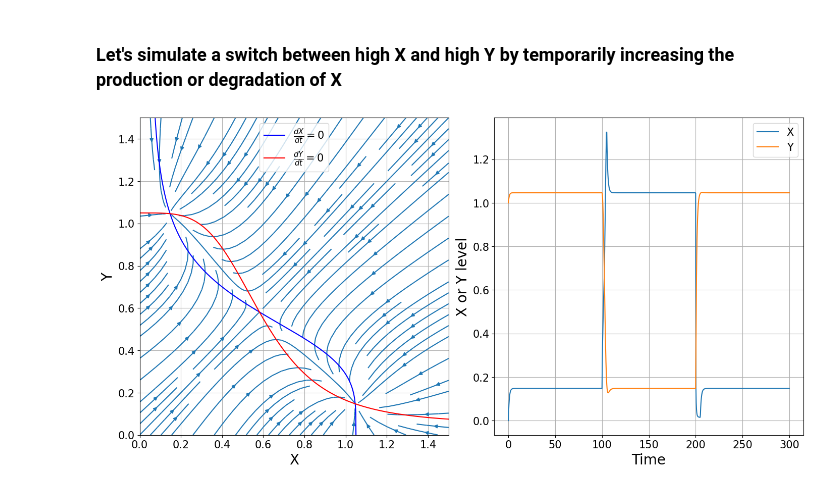
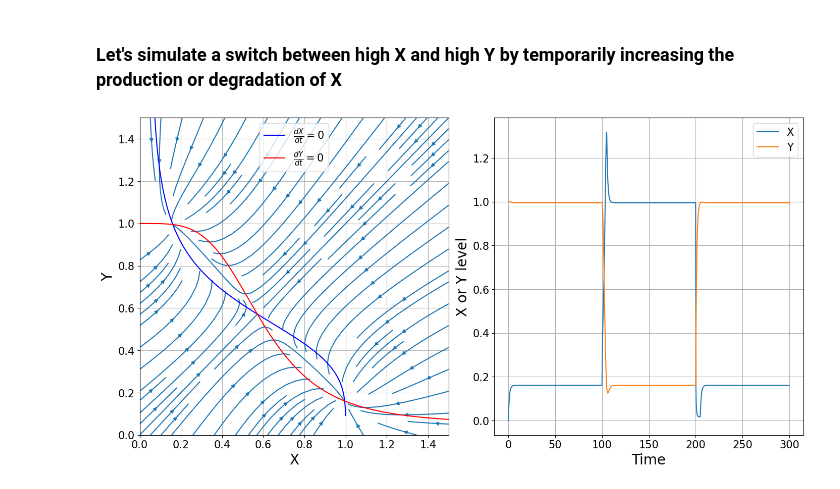
Before and after one commit to IB120-201-CCB210/Spring2025, a Jupyter notebook: Titov_Jupyter_Notebooks/Lecture_6_TFs_with_memory.ipynb, the cells around one changed output. Saved outputs shown, nothing was run; the diff lists cells and outputs as text; code cells hidden in the pictures.

```diff
--- a/Titov_Jupyter_Notebooks/Lecture_6_TFs_with_memory.ipynb
+++ b/Titov_Jupyter_Notebooks/Lecture_6_TFs_with_memory.ipynb
@@ -322,8 +322,8 @@ n = 4
 Y, X = np.mgrid[0:1.5:20j, 0:1.5:20j]
 
 dX_dt, dY_dt = (
-    α + β * (1 / (1 + (Y / Kd_Y) ** n)) - γ * X,
-    α + β * (1 / (1 + (X / Kd_X) ** n)) - γ * Y,
+    α + (β-α) * (1 / (1 + (Y / Kd_Y) ** n)) - γ * X,
+    α + (β-α) * (1 / (1 + (X / Kd_X) ** n)) - γ * Y,
 )
 fig, axs = plt.subplots(
     nrows=1, ncols=2, figsize=(14, 7), dpi=100, constrained_layout=True
@@ -338,7 +338,7 @@ for ax in axs:
         (
             -(Kd_Y ** n) * X_range_dXdt * γ / (X_range_dXdt * γ - α)
             + Kd_Y ** n * α / (X_range_dXdt * γ - α)
-            + Kd_Y ** n * β / (X_range_dXdt * γ - α)
+            + Kd_Y ** n * (β-α) / (X_range_dXdt * γ - α)
         )
         ** (1 / n),
         color="blue",
@@ -347,7 +347,7 @@ for ax in axs:
     X_range_dYdt = np.linspace(0, 2, 1000)
     ax.plot(
         X_range_dYdt,
-        (α + β / (1 + X_range_dYdt ** n / Kd_X ** n)) / γ,
+        (α + (β-α) / (1 + X_range_dYdt ** n / Kd_X ** n)) / γ,
         color="red",
         label=r"$\frac{dY}{dt}=0$",
     )
@@ -386,8 +386,8 @@ def Toggle_Switch(t, y):
     else:
         γ_X = 1.0
     X, Y = y
-    dXdt = α_X + β * (1 / (1 + (Y / Kd_Y) ** n)) - γ_X * X
-    dYdt = α_Y + β * (1 / (1 + (X / Kd_X) ** n)) - γ_Y * Y
+    dXdt = α_X + (β-α) * (1 / (1 + (Y / Kd_Y) ** n)) - γ_X * X
+    dYdt = α_Y + (β-α) * (1 / (1 + (X / Kd_X) ** n)) - γ_Y * Y
     return [dXdt, dYdt]
 
 
@@ -409,8 +409,8 @@ fig, axs = plt.subplots(
 # Plot streamplot
 Y, X = np.mgrid[0:1.5:20j, 0:1.5:20j]
 dX_dt, dY_dt = (
-    α_X + β * (1 / (1 + (Y / Kd_Y) ** n)) - γ_X * X,
-    α_Y + β * (1 / (1 + (X / Kd_X) ** n)) - γ_Y * Y,
+    α_X + (β-α) * (1 / (1 + (Y / Kd_Y) ** n)) - γ_X * X,
+    α_Y + (β-α) * (1 / (1 + (X / Kd_X) ** n)) - γ_Y * Y,
 )
 axs[0].streamplot(X, Y, dX_dt, dY_dt)
 X_range_dXdt = np.linspace(0.06, 1.05, 1000)
@@ -419,35 +419,35 @@ axs[0].plot(
     (
         -(Kd_Y ** 4) * X_range_dXdt * γ_X / (X_range_dXdt * γ_X - α_X)
         + Kd_Y ** 4 * α_X / (X_range_dXdt * γ_X - α_X)
-        + Kd_Y ** 4 * β / (X_range_dXdt * γ_X - α_X)
+        + Kd_Y ** 4 * (β-α) / (X_range_dXdt * γ_X - α_X)
     )
     ** (1 / 4),
     color="blue",
     label=r"$\frac{dX}{dt}=0$",
 )
 X_range_dYdt = np.linspace(0, 2, 1000)
 axs[0].plot(
     X_range_dYdt,
-    (α_Y + β / (1 + X_range_dYdt ** n / Kd_X ** n)) / γ_Y,
+    (α_Y + (β-α_Y) / (1 + X_range_dYdt ** n / Kd_X ** n)) / γ_Y,
     color="red",
     label=r"$\frac{dY}{dt}=0$",
 )
 axs[0].set_xlim(0, 1.5)
 axs[0].set_ylim(0, 1.5)
 axs[0].set_xlabel("X", fontsize=20)
 axs[0].set_ylabel("Y", fontsize=20)
 
 # Plot solve_ivp() solutions
 axs[1].plot(soln.t, soln.y[0], label="X")
 axs[1].plot(soln.t, soln.y[1], label="Y")
 axs[1].set_xlabel("Time", fontsize=20)
 axs[1].set_ylabel("X or Y level", fontsize=20)
 
 for ax in axs:
     ax.tick_params(labelsize=15)
     # ax.set_xlim(0,1)
     # ax.set_ylim(0,1)
     ax.grid()
     ax.legend(fontsize=15)
 # %% [output]
-[figure, old version]
+[figure, new version]
```
Also changed, not shown: parts of 8 cells of this notebook.
